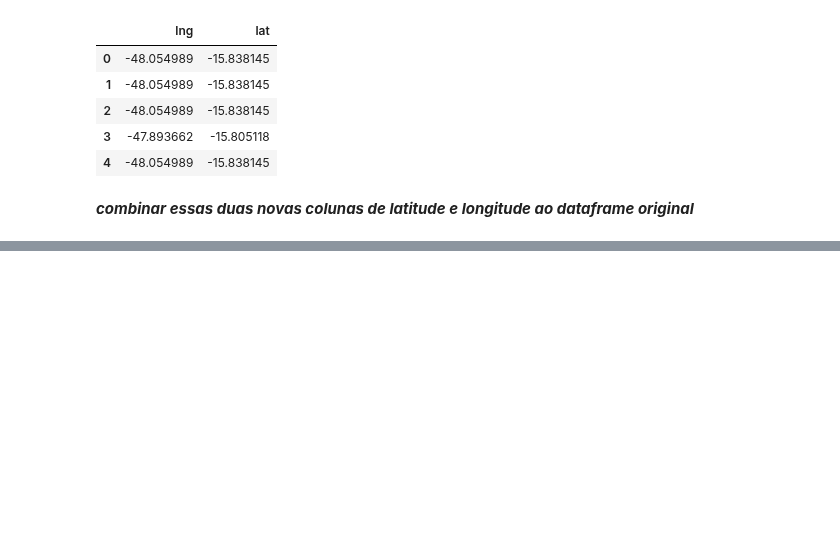
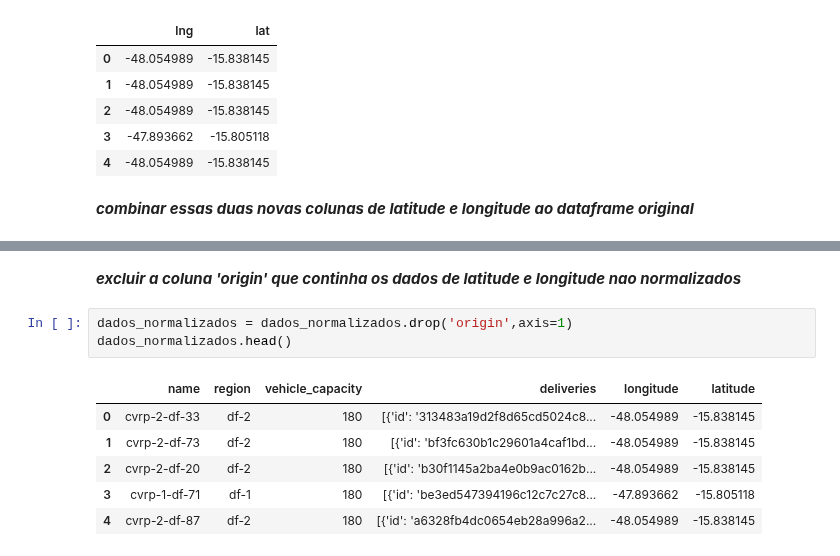
Before and after one commit to joaocabeca2/ebac, a Jupyter notebook: projeto1.ipynb, the cells around one changed output, grey strips where cells are left out. Cells and saved outputs as stored; diff of their text form; blank space fills up the shorter version.

```diff
--- a/projeto1.ipynb
+++ b/projeto1.ipynb
@@ -46,0 +55,12 @@ dados_normalizados.head()
+# %% [markdown]
+***excluir a coluna 'origin' que continha os dados de latitude e longitude nao normalizados***
+# %%
+dados_normalizados = dados_normalizados.drop('origin',axis=1)
+dados_normalizados.head()
+# %% [output]
+|  | name | region | vehicle_capacity | deliveries | longitude | latitude |
+| 0 | cvrp-2-df-33 | df-2 | 180 | [{'id': '313483a19d2f8d65cd5024c8... | -48.054989 | -15.838145 |
+| 1 | cvrp-2-df-73 | df-2 | 180 | [{'id': 'bf3fc630b1c29601a4caf1bd... | -48.054989 | -15.838145 |
+| 2 | cvrp-2-df-20 | df-2 | 180 | [{'id': 'b30f1145a2ba4e0b9ac0162b... | -48.054989 | -15.838145 |
+| 3 | cvrp-1-df-71 | df-1 | 180 | [{'id': 'be3ed547394196c12c7c27c8... | -47.893662 | -15.805118 |
+| 4 | cvrp-2-df-87 | df-2 | 180 | [{'id': 'a6328fb4dc0654eb28a996a2... | -48.054989 | -15.838145 |
```
Also changed, not shown: parts of 1 cell of this notebook.
